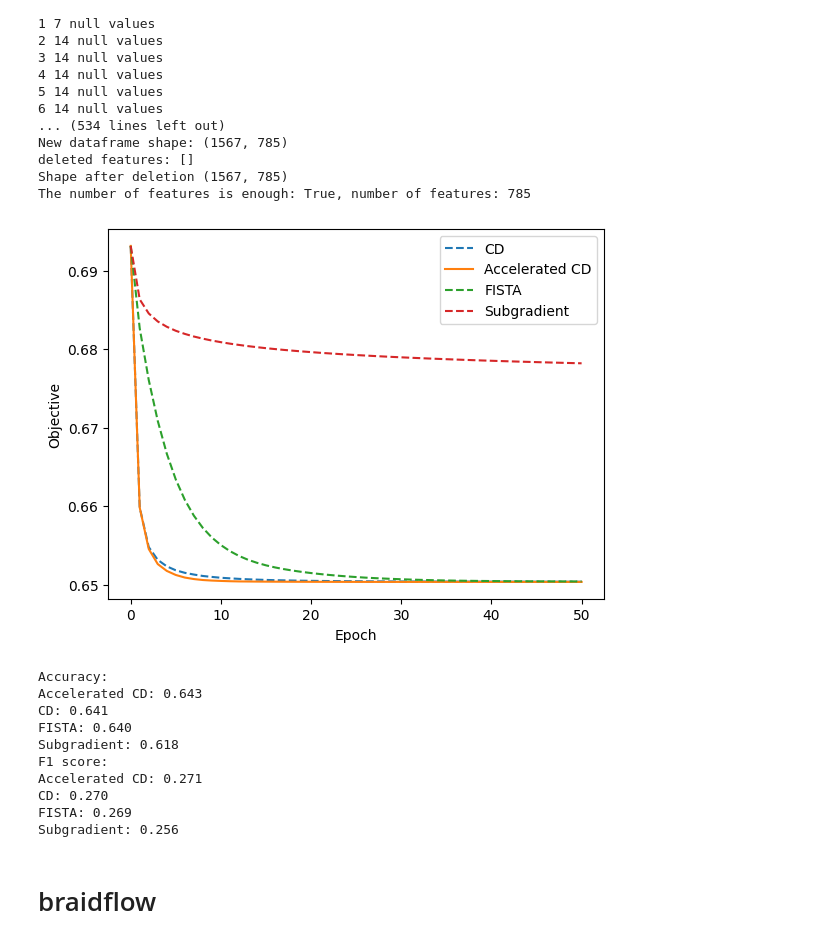
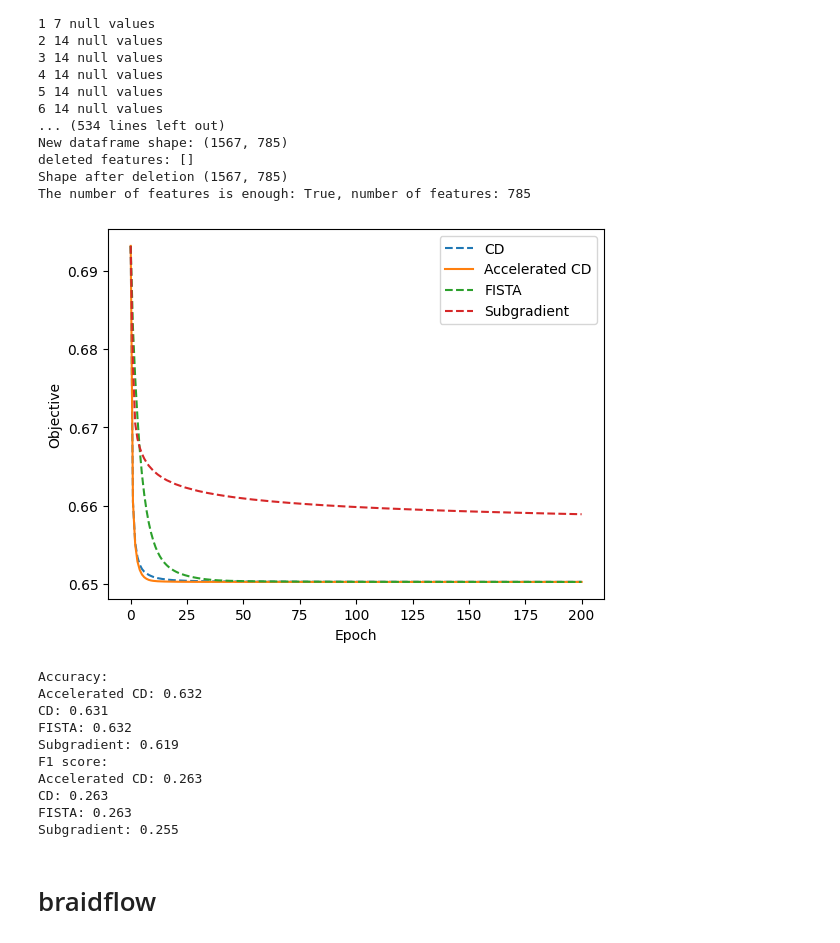
Before and after one commit to KarolinaMaczka/optymalizacja, a Jupyter notebook: tests.ipynb, the cells around one changed output. Drawn from its saved outputs; the diff is of its cells as text; code cells hidden in the pictures.

```diff
--- a/tests.ipynb
+++ b/tests.ipynb
@@ -131,20 +131,20 @@ The number of features is enough: True, number of features: 785
 # %%
 X = df_secom.drop(columns=['target'])
 y = df_secom['target']
 X = StandardScaler().fit_transform(X)
-plot_our_history(X, y.values, epochs=50, lam=1e-3)
+plot_our_history(X, y.values, epochs=200, lam=1e-3)
 # %% [output]
-[figure, old version]
+[figure, new version]
 Accuracy:
-Accelerated CD: 0.643
-CD: 0.641
-FISTA: 0.640
-Subgradient: 0.618
+Accelerated CD: 0.632
+CD: 0.631
+FISTA: 0.632
+Subgradient: 0.619
 F1 score:
-Accelerated CD: 0.271
-CD: 0.270
-FISTA: 0.269
-Subgradient: 0.256
+Accelerated CD: 0.263
+CD: 0.263
+FISTA: 0.263
+Subgradient: 0.255
 # %% [markdown]
 # braidflow
 # %%
```
Also changed, not shown: parts of 5 cells of this notebook, 10 other files.
